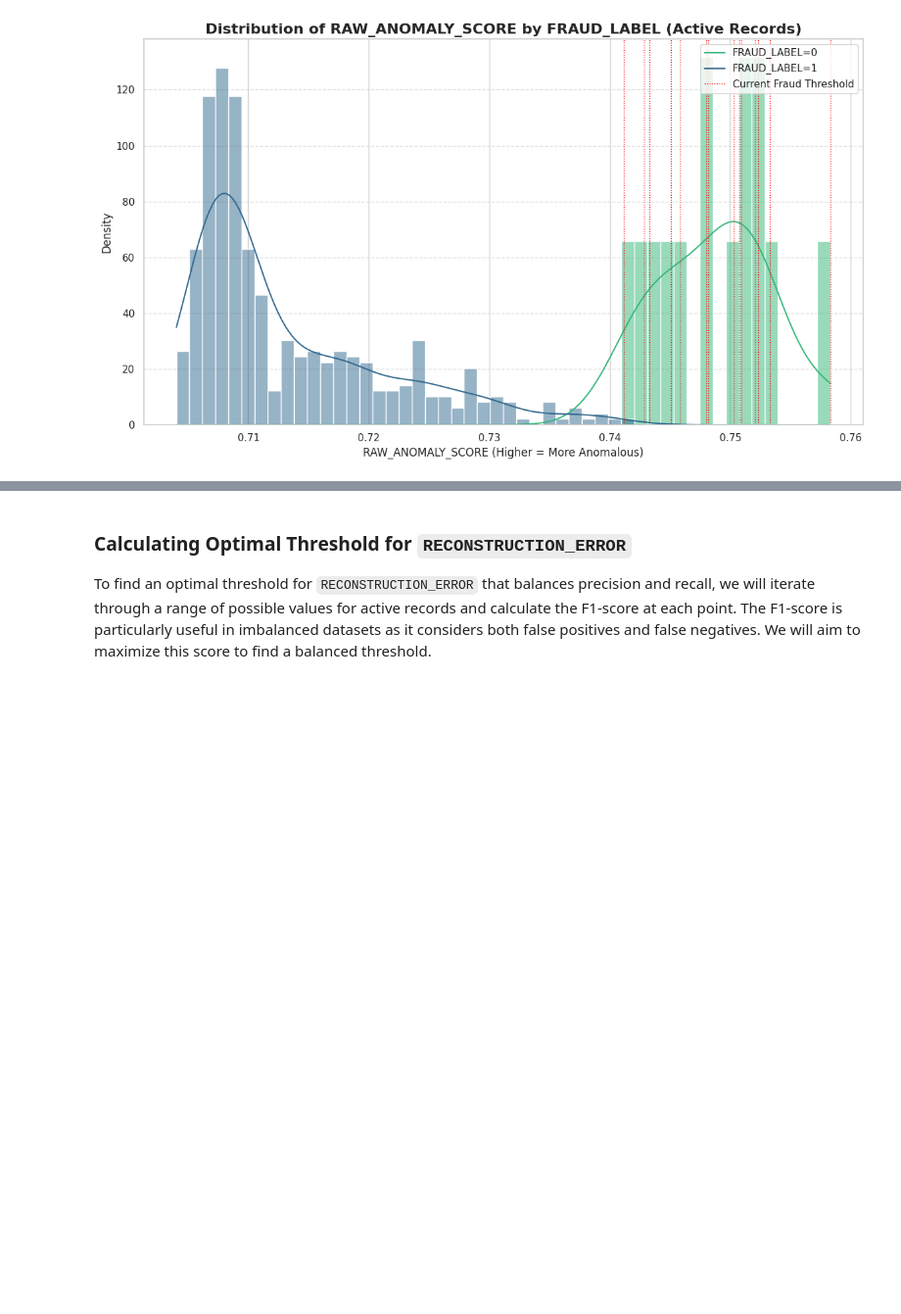
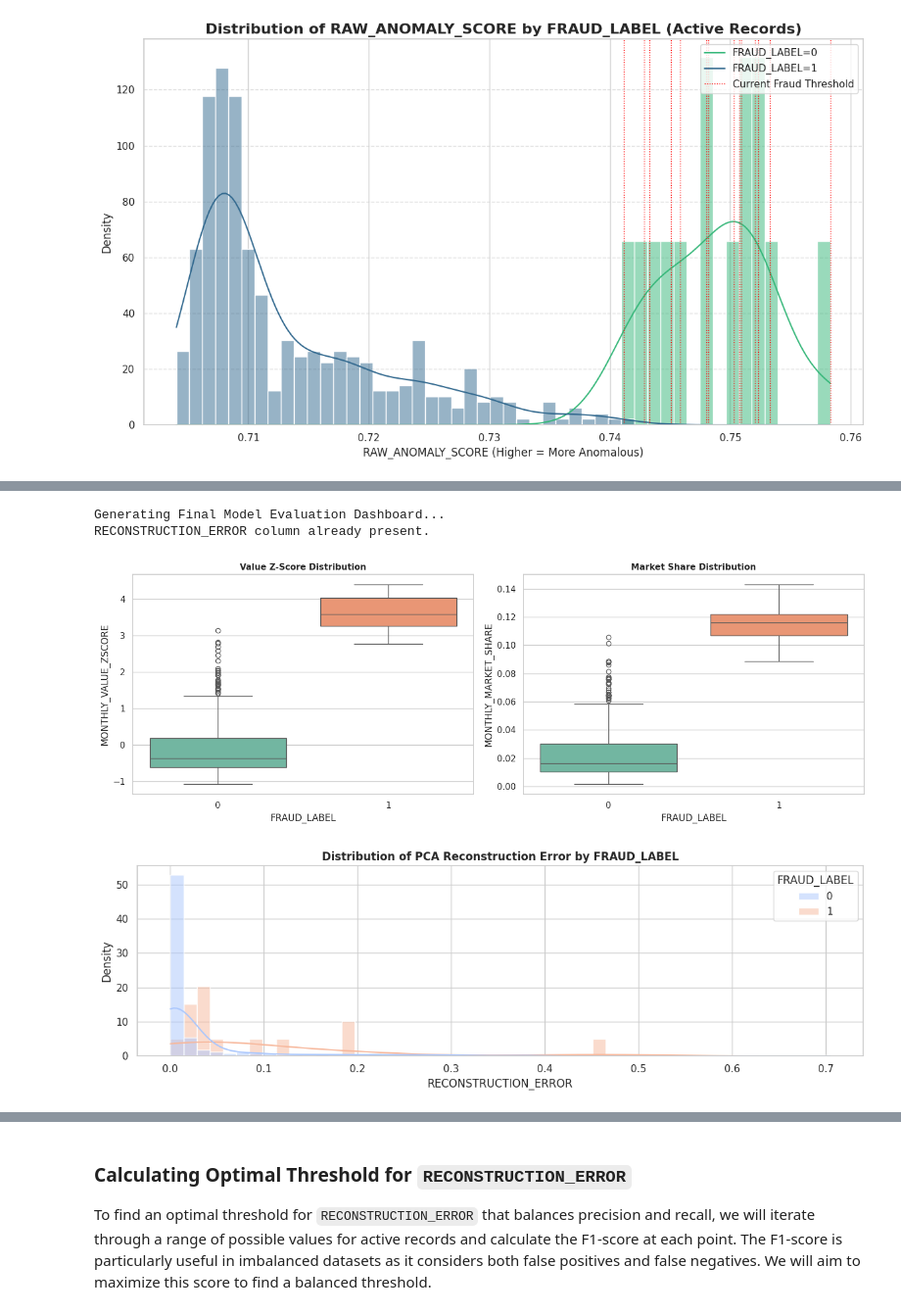
Before and after one commit to RobertDS-45/Money_Remmitence_analysis, a Jupyter notebook: Bot_Money_remmitence_analysis.ipynb, the cells around one changed output, grey strips where cells are left out. Shown at 98% size. Cells and saved outputs as stored; diff of their text form; code cells hidden in the pictures; blank space fills up the shorter version.

```diff
--- a/Bot_Money_remmitence_analysis.ipynb
+++ b/Bot_Money_remmitence_analysis.ipynb
@@ -255,6 +252,9 @@ seeds = [42, 101, 202, 303, 404]
 
 # Initialize score tracking matrix specifically for your real active rows
 all_scores_matrix = np.zeros((len(active_df), len(seeds)))
+
+# FIX: Initialize the list to store the 5 full Isolation Forest models for deployment
+isolation_models = []
 
 for idx, seed in enumerate(seeds):
     iso = IsolationForest(
@@ -270,9 +270,10 @@ for idx, seed in enumerate(seeds):
     print(f" -> Training model with seed {seed} on synthetic data bounds...")
     iso.fit(synthetic_active[preliminary_features].fillna(0.0))
 
+    # FIX: Append the actual trained model instance to our deployment list
+    isolation_models.append(iso)
+
     # 2. SCORE the actual real active records (active_df) against that profile
-    # Note: score_samples returns negative anomaly scores by default in sklearn,
-    # so we negate it if you want higher scores to equal higher anomaly severity.
     all_scores_matrix[:, idx] = -iso.score_samples(active_df[preliminary_features].fillna(0.0))
 
 # 3. Calculate metrics directly on your real active rows
@@ -551,0 +522,72 @@ Pearson Correlation between RECONSTRUCTION_ERROR and ANOMALY_SCORE (Active Recor
+# %%
+import matplotlib.pyplot as plt
+import seaborn as sns
+from sklearn.decomposition import PCA
+from sklearn.preprocessing import StandardScaler
+import numpy as np
+
+print("\nGenerating Final Model Evaluation Dashboard...")
+
+# Ensure 'RECONSTRUCTION_ERROR' is present in active_df
+# This block ensures the RECONSTRUCTION_ERROR is calculated if not already present,
+# making the cell robust to execution order.
+if 'RECONSTRUCTION_ERROR' not in active_df.columns:
+    print("RECONSTRUCTION_ERROR column not found. Computing PCA reconstruction error...")
+
+    # Define features for PCA, as used in previous steps
+    preliminary_features = ['MONTHLY_VALUE_ZSCORE', 'MONTHLY_MARKET_SHARE', 'NET_FLOW_VALUE', 'INFLOW_AVG_VAL', 'OUTFLOW_AVG_VAL']
+
+    # Prepare data for PCA, ensuring only active records are used
+    X_pca_active = active_df[active_df['IS_ACTIVE'] == 1][preliminary_features].fillna(0.0)
+
+    # Standardize the features - crucial for PCA
+    scaler = StandardScaler()
+    X_pca_scaled = scaler.fit_transform(X_pca_active)
+
+    # Initialize PCA. Using 2 components as in previous visualisations.
+    n_components = 2
+    pca = PCA(n_components=n_components, random_state=42)
+
+    # Fit PCA on scaled active data and transform
+    X_pca_transformed = pca.fit_transform(X_pca_scaled)
+
+    # Reconstruct the data from the reduced dimensions
+    X_pca_reconstructed = pca.inverse_transform(X_pca_transformed)
+
+    # Calculate the reconstruction error (Mean Squared Error)
+    reconstruction_errors = np.mean(np.square(X_pca_scaled - X_pca_reconstructed), axis=1)
+
+    # Add reconstruction error to active_df
+    # Ensure correct indexing when assigning back to active_df
+    active_df.loc[X_pca_active.index, 'RECONSTRUCTION_ERROR'] = reconstruction_errors
+    print("PCA reconstruction error computed and added.")
+else:
+    print("RECONSTRUCTION_ERROR column already present.")
+
+# 1. Independent vs Dependent Features
+fig, axes = plt.subplots(1, 2, figsize=(14, 5))
+sns.boxplot(ax=axes[0], data=active_df, x='FRAUD_LABEL', y='MONTHLY_VALUE_ZSCORE', hue='FRAUD_LABEL', palette='Set2', legend=False)
+axes[0].set_title('Value Z-Score Distribution', fontsize=11, fontweight='bold')
+sns.boxplot(ax=axes[1], data=active_df, x='FRAUD_LABEL', y='MONTHLY_MARKET_SHARE', hue='FRAUD_LABEL', palette='Set2', legend=False)
+axes[1].set_title('Market Share Distribution', fontsize=11, fontweight='bold')
+plt.tight_layout()
+plt.show()
+
+# 2. PCA Reconstruction Error Distribution
+plt.figure(figsize=(12, 4))
+sns.histplot(data=active_df, x='RECONSTRUCTION_ERROR', hue='FRAUD_LABEL', kde=True, palette='coolwarm', common_norm=False, stat='density', bins=50)
+plt.title('Distribution of PCA Reconstruction Error by FRAUD_LABEL', fontsize=12, fontweight='bold')
+plt.tight_layout()
+plt.show()
+
+# 3. Ensemble Anomaly Score Distribution
+plt.figure(figsize=(12, 4))
+sns.histplot(data=active_df, x='RAW_ANOMALY_SCORE', hue='FRAUD_LABEL', kde=True, palette='viridis', common_norm=False, stat='density', bins=50)
+plt.title('Distribution of RAW_ANOMALY_SCORE by FRAUD_LABEL', fontsize=12, fontweight='bold')
+plt.tight_layout()
+plt.show()
+# %% [output]
+Generating Final Model Evaluation Dashboard...
+RECONSTRUCTION_ERROR column already present.
+[figure, added]
+[figure, added]
```
Also changed, not shown: parts of 60 cells of this notebook.
